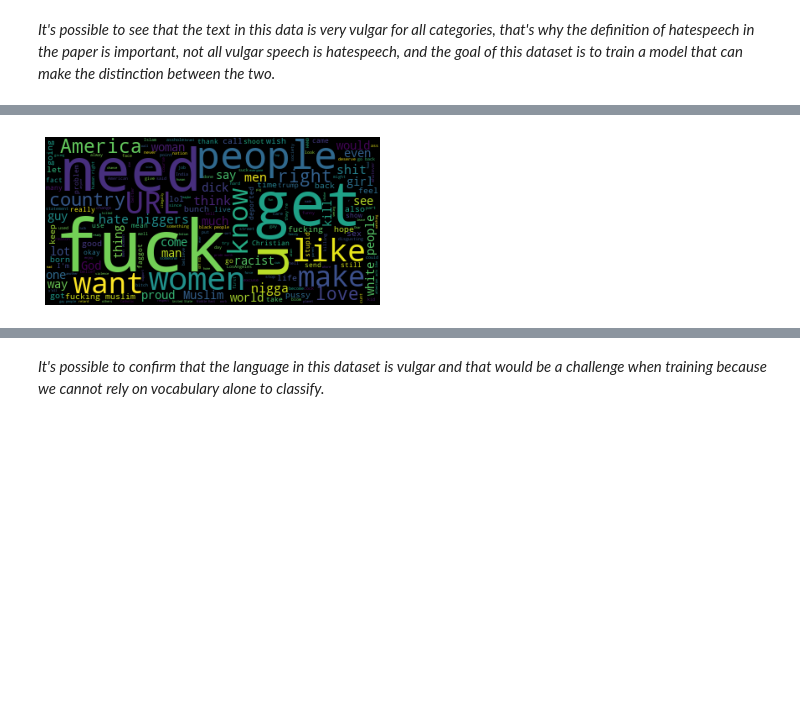
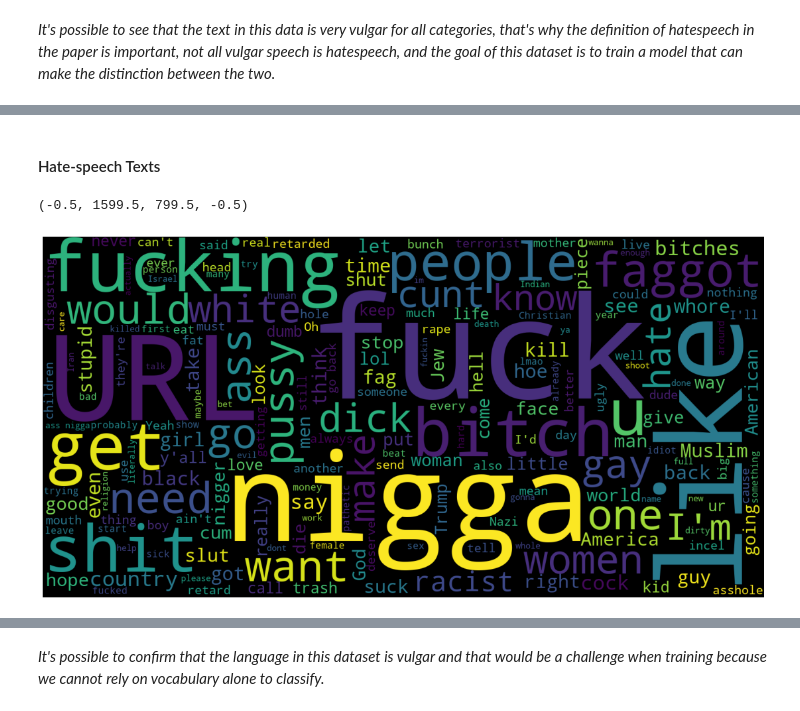
Before and after one commit to utkarshsaboo45/BERT-Hate_Speech_Detection, a Jupyter notebook: notebooks/EDA.ipynb, the cells around one changed output, grey strips where cells are left out. Cells and saved outputs as stored; diff of their text form; code cells hidden in the pictures; blank space fills up the shorter version.

Commit message:
Update EDA, Add WordClouds

```diff
--- a/notebooks/EDA.ipynb
+++ b/notebooks/EDA.ipynb
@@ -100,0 +104,4 @@ __A few statistics:__
+# %%
+hate_speech_ucb = get_data()
+hate_yes = hate_speech_ucb[hate_speech_ucb["hatespeech"] == 1].to_dict()
+hate_no = hate_speech_ucb[hate_speech_ucb["hatespeech"] == 0].to_dict()
@@ -101,8 +118,12 @@ __A few statistics:__
 # %%
-num_emojis = 0
-word_counter = Counter()
-for sentence in dataset["train"]:
-    tokens = tweet_tokenizer.tokenize(sentence["text"])
-    if any([token in emojis for token in tokens]):
-        num_emojis += 1
-    word_counter.update([token.lower() for token in tokens if token.lower() not in stopwords_set and token.isalpha()])
+def get_stats(data_dict):
+    num_emojis = 0
+    tot_texts = 0
+    word_counter = Counter()
+    for sentence in data_dict["text"].values():
+        tot_texts += 1
+        tokens = tweet_tokenizer.tokenize(sentence)
+        if any([token in emojis for token in tokens]):
+            num_emojis += 1
+        word_counter.update([token.lower() for token in tokens if token.lower() not in stopwords_set and token.isalpha()])
+    return num_emojis / tot_texts, word_counter
@@ -133,7 +241,13 @@ word_counter.most_common(50)
+# %% [markdown]
+#### Hate-speech Texts
 # %%
-wordcloud = WordCloud(stopwords = stopwords_set).generate(" ".join([sentence["text"] for sentence in dataset["train"]]))
-plt.imshow(wordcloud)
+wordcloud_yes = WordCloud(width=1600, height=800, stopwords=stopwords_set).generate(
+    " ".join([sentence for sentence in hate_yes["text"].values()])
+)
+plt.figure(figsize=(20, 10))
+plt.imshow(wordcloud_yes)
 plt.axis("off")
-plt.show()
+# plt.show()
 # %% [output]
+(-0.5, 1599.5, 799.5, -0.5)
-[figure, old version]
+[figure, new version]
```
Also changed, not shown: parts of 24 cells of this notebook, 3 other files.
